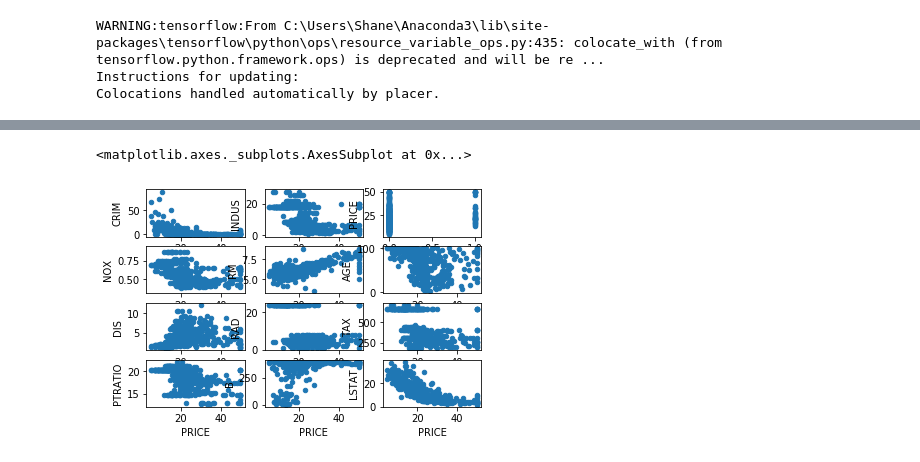
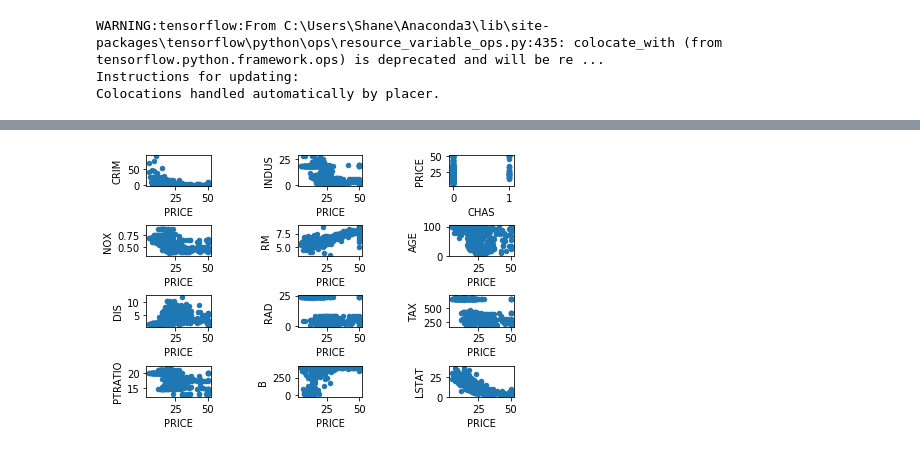
Before and after one commit to shanecanny1/Machine-Learning-and-Statistics-Project, a Jupyter notebook: Machine Learning Project Boston House Prices.ipynb, the cells around one changed output, grey strips where cells are left out. Cells and saved outputs as stored; diff of their text form; code cells hidden in the pictures.

Commit message:
Updated Graphs

```diff
--- a/Machine Learning Project Boston House Prices.ipynb
+++ b/Machine Learning Project Boston House Prices.ipynb
@@ -324,19 +324,21 @@ array([[23.747316 ],
 # %%
 ## Creating Subplots of Price vrs all out Column Variables ##
+
 fig, axes = plt.subplots(nrows=4, ncols=3)
 
 house.plot(ax=axes[0,0],kind='scatter',x='PRICE',y='CRIM')
 house.plot(ax=axes[0,1],kind='scatter',x='PRICE',y='INDUS')
 house.plot(ax=axes[0,2],kind='scatter',x='CHAS',y='PRICE')
 house.plot(ax=axes[1,0],kind='scatter',x='PRICE',y='NOX')
 house.plot(ax=axes[1,1],kind='scatter',x='PRICE',y='RM')
 house.plot(ax=axes[1,2],kind='scatter',x='PRICE',y='AGE')
 house.plot(ax=axes[2,0],kind='scatter',x='PRICE',y='DIS')
 house.plot(ax=axes[2,1],kind='scatter',x='PRICE',y='RAD')
 house.plot(ax=axes[2,2],kind='scatter',x='PRICE',y='TAX')
 house.plot(ax=axes[3,0],kind='scatter',x='PRICE',y='PTRATIO')
 house.plot(ax=axes[3,1],kind='scatter',x='PRICE',y='B')
 house.plot(ax=axes[3,2],kind='scatter',x='PRICE',y='LSTAT')
+
+plt.subplots_adjust(top=0.92, bottom=0.08, left=0.10, right=0.95, hspace=1.25,wspace=1.35)
 # %% [output]
-<matplotlib.axes._subplots.AxesSubplot at 0x...>
-[figure, old version]
+[figure, new version]
```
Also changed, not shown: parts of 14 cells of this notebook.
